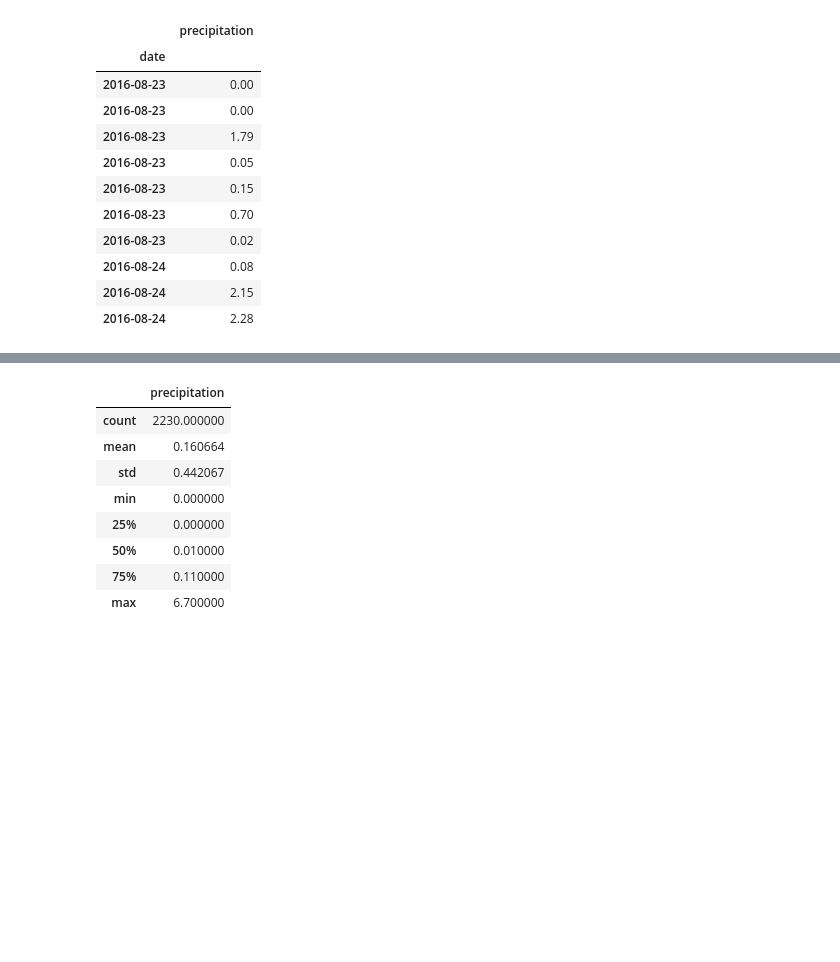
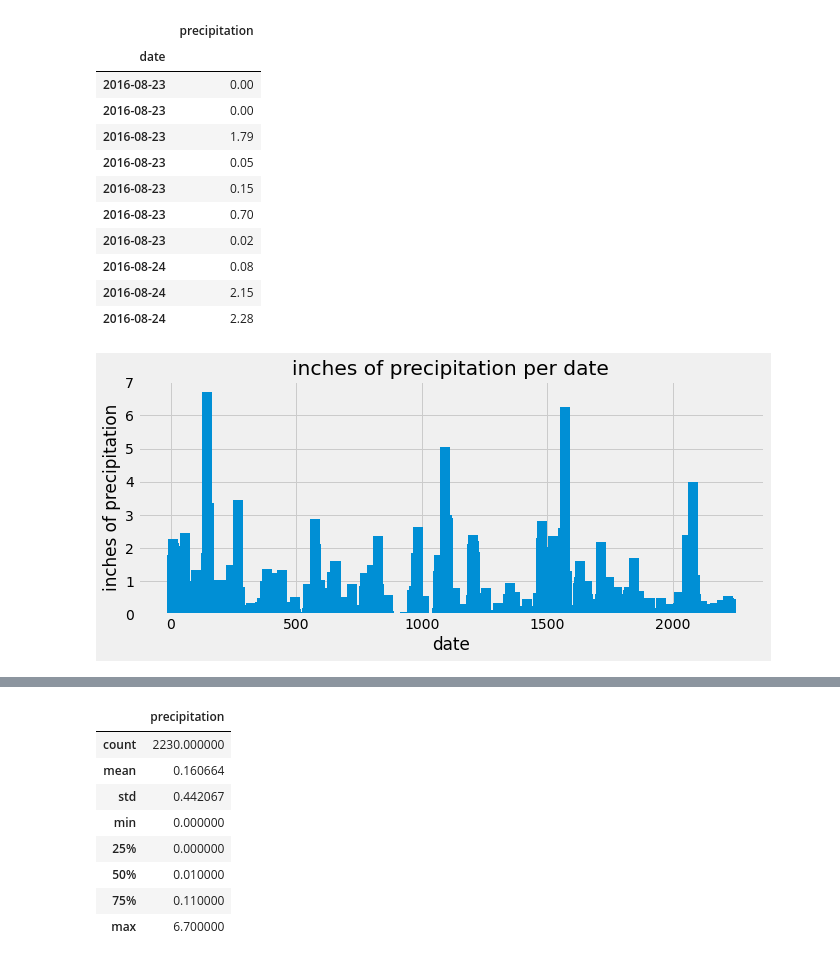
Before and after one commit to sarahDH615/sqlalchemy-challenge, a Jupyter notebook: climate_starter.ipynb, the cells around one changed output, grey strips where cells are left out. Drawn from its saved outputs; the diff is of its cells as text; code cells hidden in the pictures; blank space fills up the shorter version.

```diff
--- a/climate_starter.ipynb
+++ b/climate_starter.ipynb
@@ -116,3 +116,17 @@ for item in each_date:
     length = len(prcp_data[prcp_data.index == item])
     num_measurements.append(length)
 #num_measurements
+# %%
+# graph that displays the data nicely, but can't get the xticklabels to display properly
+fig, ax = plt.subplots(figsize=(10, 4))
+
+x_axis = np.arange(1, (len(prcp_data.index))+1)
+all_labels = prcp_data.index
+y_axis = prcp_data['precipitation']
+ax.bar(x_axis, y_axis, width=40)
+ax.set_xlabel('date')
+ax.set_ylabel('inches of precipitation')
+ax.set_title('inches of precipitation per date')
+plt.show()
+# %% [output]
+[figure, added]
```
Also changed, not shown: parts of 4 cells of this notebook.
